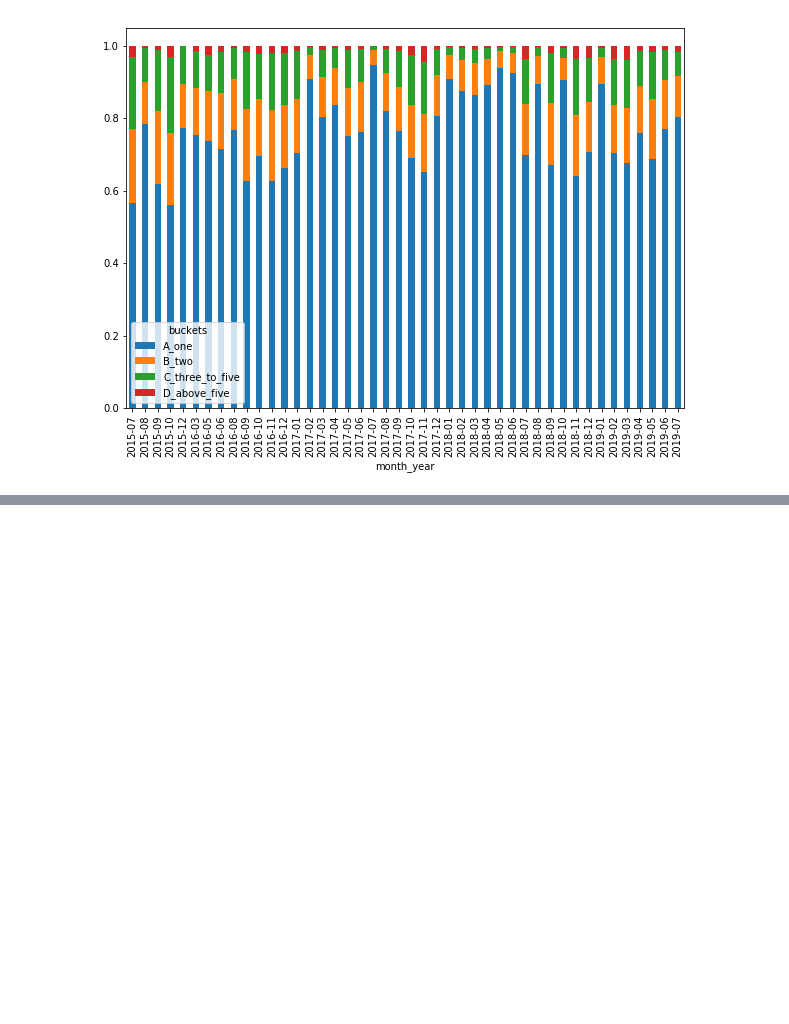
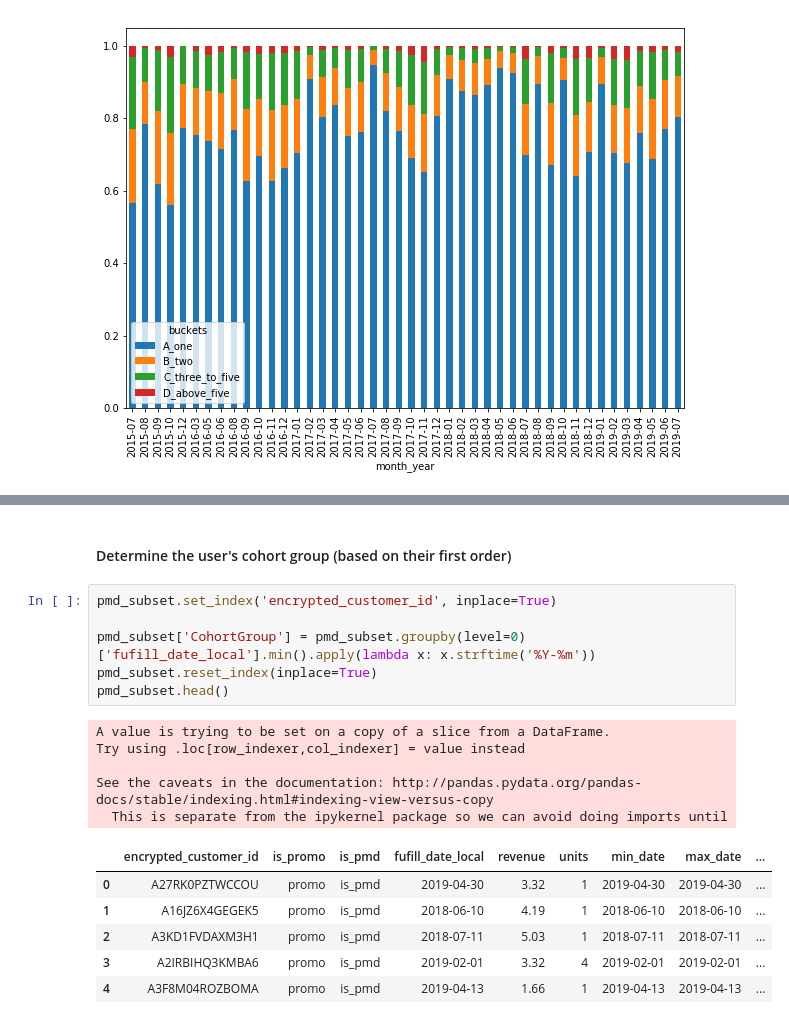
Before and after one commit to dfadeeff/AMZ_Projects, a Jupyter notebook: PMD_Framework.ipynb, the cells around one changed output, grey strips where cells are left out. Drawn from its saved outputs; the diff is of its cells as text; blank space fills up the shorter version.

```diff
--- a/PMD_Framework.ipynb
+++ b/PMD_Framework.ipynb
@@ -656,0 +693,20 @@ pivot_df.plot.bar(stacked=True, figsize=(10,7))
+# %% [markdown]
+#### Determine the user's cohort group (based on their first order)
+# %%
+pmd_subset.set_index('encrypted_customer_id', inplace=True)
+
+pmd_subset['CohortGroup'] = pmd_subset.groupby(level=0)['fufill_date_local'].min().apply(lambda x: x.strftime('%Y-%m'))
+pmd_subset.reset_index(inplace=True)
+pmd_subset.head()
+# %% [output]
+A value is trying to be set on a copy of a slice from a DataFrame.
+Try using .loc[row_indexer,col_indexer] = value instead
+
+See the caveats in the documentation: http://pandas.pydata.org/pandas-docs/stable/indexing.html#indexing-view-versus-copy
+  This is separate from the ipykernel package so we can avoid doing imports until
+|  | encrypted_customer_id | is_promo | is_pmd | fufill_date_local | revenue | units | min_date | max_date | ... |
+| 0 | A27RK0PZTWCCOU | promo | is_pmd | 2019-04-30 | 3.32 | 1 | 2019-04-30 | 2019-04-30 | ... |
+| 1 | A16JZ6X4GEGEK5 | promo | is_pmd | 2018-06-10 | 4.19 | 1 | 2018-06-10 | 2018-06-10 | ... |
+| 2 | A3KD1FVDAXM3H1 | promo | is_pmd | 2018-07-11 | 5.03 | 1 | 2018-07-11 | 2018-07-11 | ... |
+| 3 | A2IRBIHQ3KMBA6 | promo | is_pmd | 2019-02-01 | 3.32 | 4 | 2019-02-01 | 2019-02-01 | ... |
+| 4 | A3F8M04ROZBOMA | promo | is_pmd | 2019-04-13 | 1.66 | 1 | 2019-04-13 | 2019-04-13 | ... |
```
Also changed, not shown: parts of 17 cells of this notebook.
